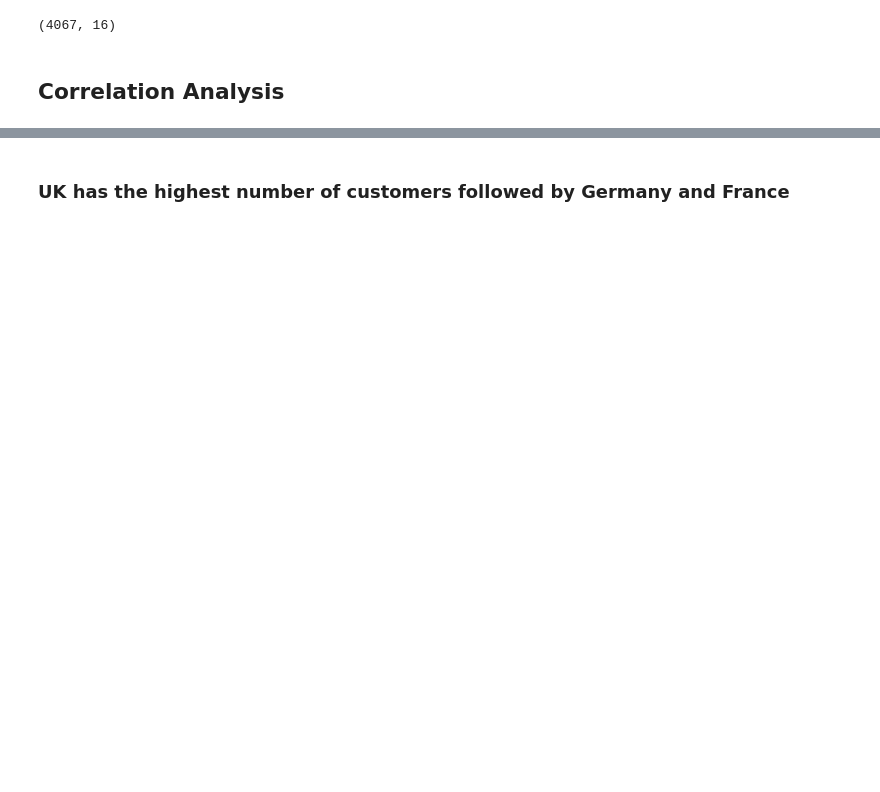
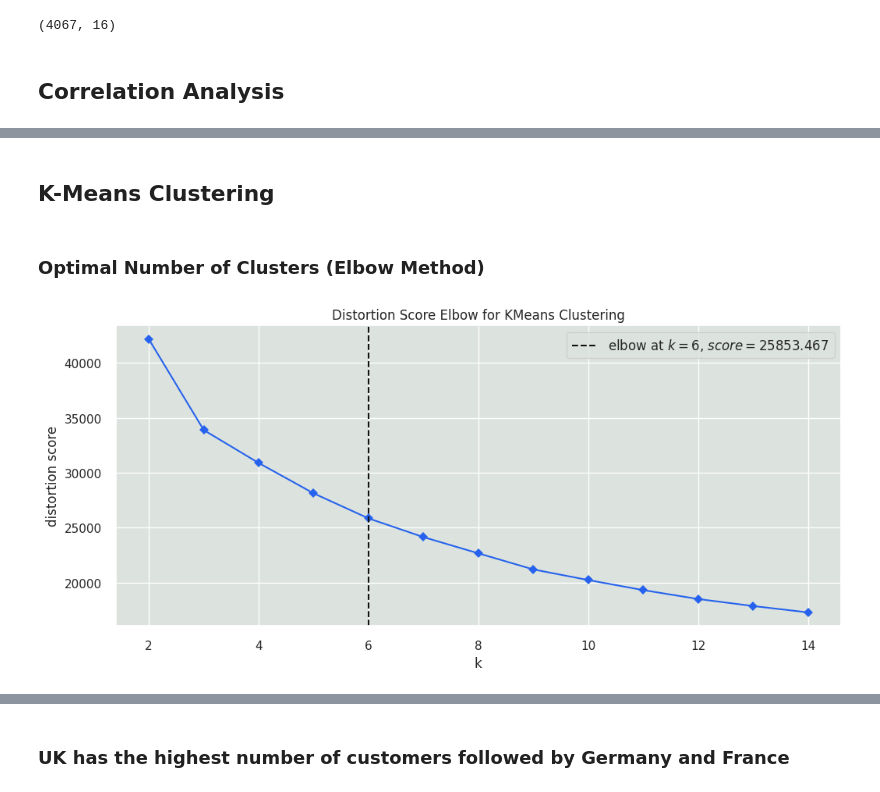
Before and after one commit to priyankabhatla/Customer_Segmentation_Retail, a Jupyter notebook: Online-Retail-Segmentation.ipynb, the cells around one changed output, grey strips where cells are left out. Drawn from its saved outputs; the diff is of its cells as text; code cells hidden in the pictures; blank space fills up the shorter version.

```diff
--- a/Online-Retail-Segmentation.ipynb
+++ b/Online-Retail-Segmentation.ipynb
@@ -1582,0 +1684,12 @@ plt.show()
+# %%
+### Creating a PCA object with 6 components
+pca = PCA(n_components=6)
+
+### Fitting and transforming the original data to the new PCA dataframe
+customer_data_pca = pca.fit_transform(customer_data_scaled)
+
+### Creating a new dataframe from the PCA dataframe, with columns labeled PC1, PC2, etc.
+customer_data_pca = pd.DataFrame(customer_data_pca, columns=['PC'+str(i+1) for i in range(pca.n_components_)])
+
+### Adding the CustomerID index back to the new PCA dataframe
+customer_data_pca.index = customer_data_scaled.index
@@ -1582,0 +1742,30 @@ plt.show()
+# %% [markdown]
+## K-Means Clustering
+# %% [markdown]
+### Optimal Number of Clusters (Elbow Method)
+# %%
+from yellowbrick.cluster import KElbowVisualizer, SilhouetteVisualizer
+from sklearn.cluster import KMeans
+
+### Set plot style, and background color
+sns.set(style='darkgrid', rc={'axes.facecolor': '#dce3de'})
+
+### Set the color palette for the plot
+sns.set_palette(['#2662ed'])
+
+### Instantiate the clustering model with the specified parameters
+km = KMeans(init='k-means++', n_init=10, max_iter=100, random_state=0)
+
+### Create a figure and axis with the desired size
+fig, ax = plt.subplots(figsize=(12, 5))
+
+### Instantiate the KElbowVisualizer with the model and range of k values, and disable the timing plot
+visualizer = KElbowVisualizer(km, k=(2, 15), timings=False, ax=ax)
+
+### Fit the data to the visualizer
+visualizer.fit(customer_data_pca)
+
+### Finalize and render the figure
+visualizer.show();
+# %% [output]
+[figure, added]
```
Also changed, not shown: parts of 15 cells of this notebook.
